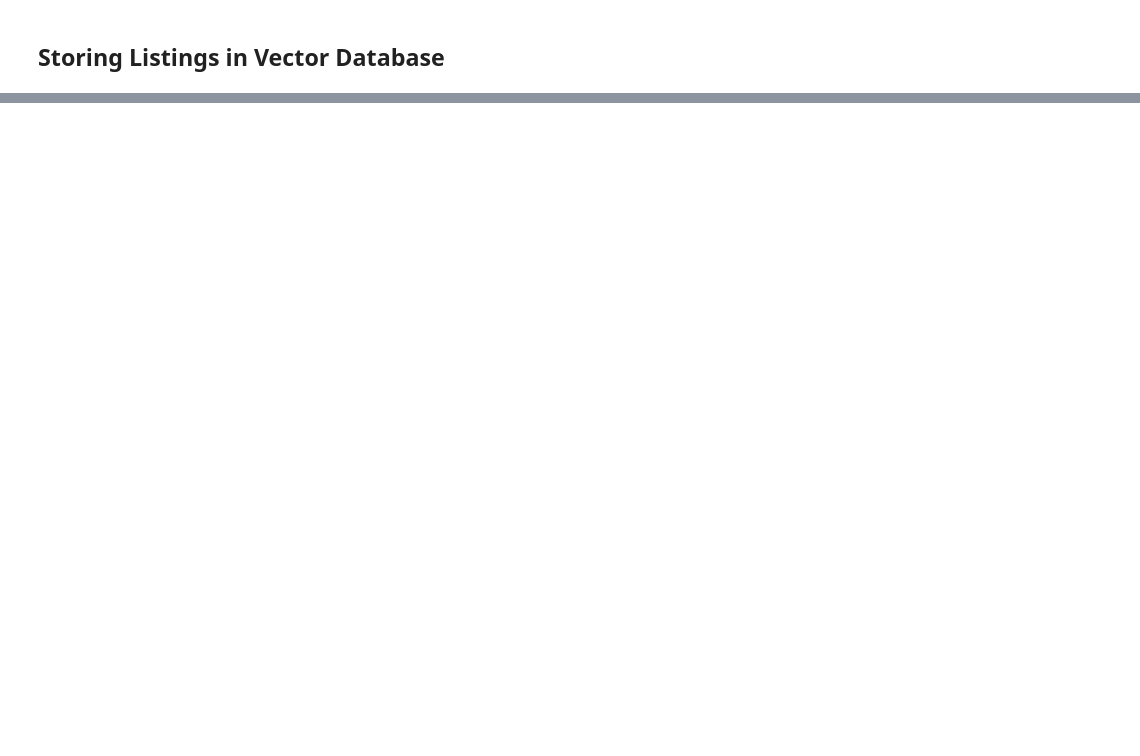
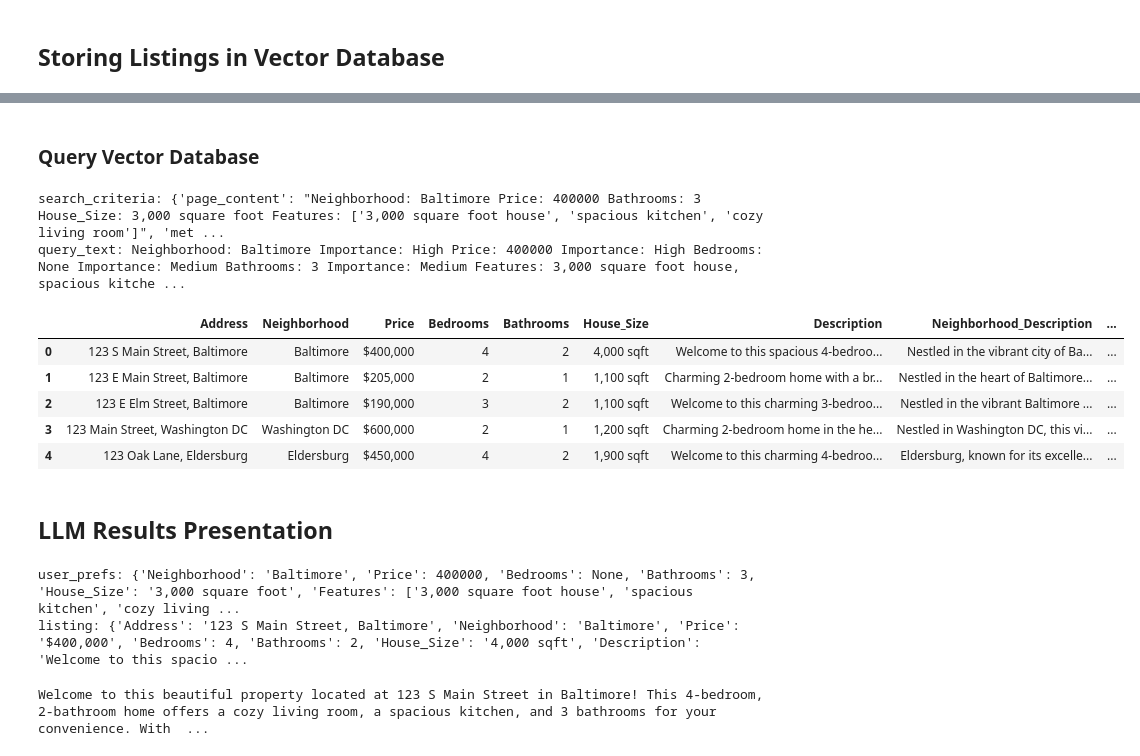
Before and after one commit to djarrin/personalized-real-estate-agent, a Jupyter notebook: project.ipynb, the cells around one changed output, grey strips where cells are left out. Cells and saved outputs as stored; diff of their text form; code cells hidden in the pictures; blank space fills up the shorter version.

```diff
--- a/project.ipynb
+++ b/project.ipynb
@@ -25,6 +29,7 @@ def generate_home_listings(prompt):
     Each listing should strictly follow this JSON format:
 
     {
+        "Address": "[Address"]
         "Neighborhood": "[Neighborhood Name]",
         "Price": "$[Price]",
         "Bedrooms": [Number of Bedrooms],
@@ -38,6 +43,8 @@ def generate_home_listings(prompt):
     - Return output in **pure JSON format** without any extra text.
     - Ensure values are properly formatted.
     - Use double quotes `" "` for JSON keys and values.
+
+    Address: Generate a fake address with the Neighborhood as the city. Ex. 225 W 38th Street, {Neighborhood}
 
     Description:
     Provide a captivating yet concise property description, emphasizing key selling points such as architectural style, unique features, energy efficiency, or location benefits. Use persuasive language to make the home appealing to potential buyers. Highlight amenities, natural lighting, interior design elements, and lifestyle advantages.
@@ -180,0 +194,5 @@ db = Chroma.from_documents(documents, embeddings)
+# %%
+# Load the persisted Chroma vector database
+embedding_model = OpenAIEmbeddings()
+persist_path = "./vector_db"
+db = Chroma(persist_directory=persist_path, embedding_function=embedding_model)
@@ -180,0 +422,47 @@ db = Chroma.from_documents(documents, embeddings)
+# %% [markdown]
+### Query Vector Database
+# %%
+def query_vector_db(search_criteria):
+    """Retrieve relevant listings using vector database search."""
+    print(f"search_criteria: {search_criteria}")
+    metadata = search_criteria.get("metadata", {})
+    query_text = ' '.join([
+            f'Neighborhood: {metadata.get("Neighborhood", "")} Importance: High',
+            f'Price: {metadata.get("Price", "")} Importance: High',
+            f'Bedrooms: {metadata.get("Bedrooms", "")} Importance: Medium',
+            f'Bathrooms: {metadata.get("Bathrooms", "")} Importance: Medium',
+            f'Features: {", ".join(metadata.get("Features", []))} Importance: Medium'
+        ])
+    print(f"query_text: {query_text}")
+    query_embedding = embedding_model.embed_query(query_text)
+
+    # Perform vector search in the database
+    results = db.similarity_search_by_vector(query_embedding, k=5)
+
+    listings = [{
+        "Address": result.metadata.get("Address", "Unkown"),
+        "Neighborhood": result.metadata.get("Neighborhood", "Unknown"),
+        "Price": result.metadata.get("Price", "Unknown"),
+        "Bedrooms": result.metadata.get("Bedrooms", "Unknown"),
+        "Bathrooms": result.metadata.get("Bathrooms", "Unknown"),
+        "House_Size": result.metadata.get("House_Size", "Unknown"),
+        "Description": result.metadata.get("Description", "Unknown"),
+        "Neighborhood_Description": result.metadata.get("Neighborhood_Description", "Unknown"),
+        "Features": result.metadata.get("Features", [])
+    } for result in results]
+
+    return pd.DataFrame(listings)
+
+vector_results = query_vector_db(query_data)
+vector_results
+# %% [output]
+search_criteria: {'page_content': "Neighborhood: Baltimore Price: 400000 Bathrooms: 3 House_Size: 3,000 square foot Features: ['3,000 square foot house', 'spacious kitchen', 'cozy living room']", 'met ...
+query_text: Neighborhood: Baltimore Importance: High Price: 400000 Importance: High Bedrooms: None Importance: Medium Bathrooms: 3 Importance: Medium Features: 3,000 square foot house, spacious kitche ...
+|  | Address | Neighborhood | Price | Bedrooms | Bathrooms | House_Size | Description | Neighborhood_Description | ... |
+| 0 | 123 S Main Street, Baltimore | Baltimore | $400,000 | 4 | 2 | 4,000 sqft | Welcome to this spacious 4-bedroo... | Nestled in the vibrant city of Ba... | ... |
+| 1 | 123 E Main Street, Baltimore | Baltimore | $205,000 | 2 | 1 | 1,100 sqft | Charming 2-bedroom home with a br... | Nestled in the heart of Baltimore... | ... |
+| 2 | 123 E Elm Street, Baltimore | Baltimore | $190,000 | 3 | 2 | 1,100 sqft | Welcome to this charming 3-bedroo... | Nestled in the vibrant Baltimore ... | ... |
+| 3 | 123 Main Street, Washington DC | Washington DC | $600,000 | 2 | 1 | 1,200 sqft | Charming 2-bedroom home in the he... | Nestled in Washington DC, this vi... | ... |
+| 4 | 123 Oak Lane, Eldersburg | Eldersburg | $450,000 | 4 | 2 | 1,900 sqft | Welcome to this charming 4-bedroo... | Eldersburg, known for its excelle... | ... |
+# %% [markdown]
+## LLM Results Presentation
@@ -180,0 +519,22 @@ db = Chroma.from_documents(documents, embeddings)
+# %%
+user_prefs = {
+    "Neighborhood": query_data['metadata'].get("Neighborhood", ""),
+    "Price": query_data['metadata'].get("Price", ""),
+    "Bedrooms": query_data['metadata'].get("Bedrooms", ""),
+    "Bathrooms": query_data['metadata'].get("Bathrooms", ""),
+    "House_Size": query_data['metadata'].get("House_Size", ""),
+    "Features": query_data['metadata'].get("Features", [])
+}
+listing = vector_results.iloc[0].to_dict()
+
+print(f"user_prefs: {user_prefs}")
+print(f"listing: {listing}")
+# %% [output]
+user_prefs: {'Neighborhood': 'Baltimore', 'Price': 400000, 'Bedrooms': None, 'Bathrooms': 3, 'House_Size': '3,000 square foot', 'Features': ['3,000 square foot house', 'spacious kitchen', 'cozy living ...
+listing: {'Address': '123 S Main Street, Baltimore', 'Neighborhood': 'Baltimore', 'Price': '$400,000', 'Bedrooms': 4, 'Bathrooms': 2, 'House_Size': '4,000 sqft', 'Description': 'Welcome to this spacio ...
+# %%
+llm = ChatOpenAI(model_name="gpt-3.5-turbo", temperature=0.7)
+personalized_desc = generate_personalized_description(llm, user_prefs, listing)
+print(personalized_desc.content)
+# %% [output]
+Welcome to this beautiful property located at 123 S Main Street in Baltimore! This 4-bedroom, 2-bathroom home offers a cozy living room, a spacious kitchen, and 3 bathrooms for your convenience. With  ...
```
Also changed, not shown: parts of 9 cells of this notebook, 7 other files.
